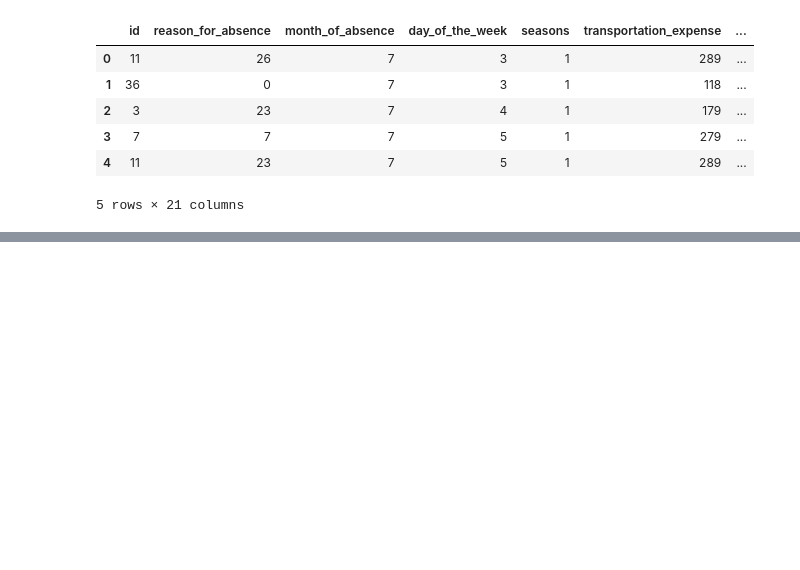
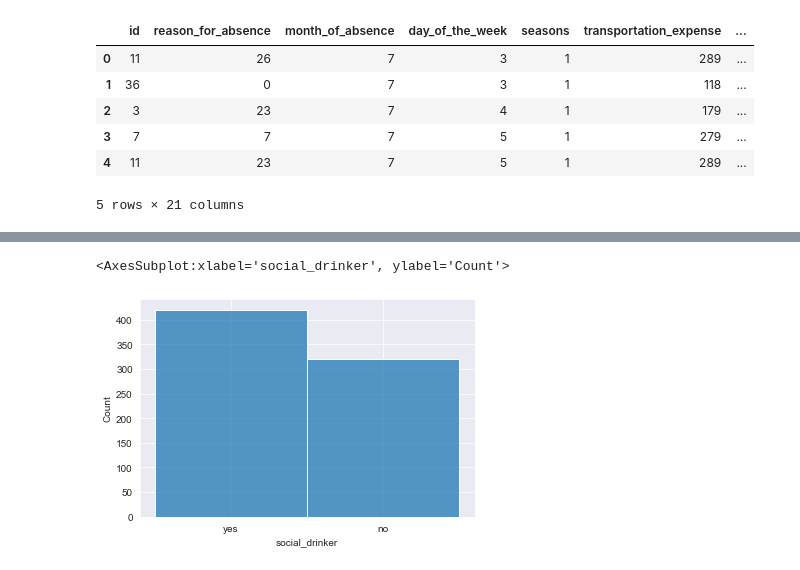
Before and after one commit to kevinbarry7/python, a Jupyter notebook: absentee.ipynb, the cells around one changed output, grey strips where cells are left out. Drawn from its saved outputs; the diff is of its cells as text; code cells hidden in the pictures; blank space fills up the shorter version.

```diff
--- a/absentee.ipynb
+++ b/absentee.ipynb
@@ -33,0 +107,16 @@ df.head()
+# %%
+type_mapping_day = {2 : 'Monday', 3 : 'Tuesday', 4 : 'Wednesday', 5 : 'Thursday', 6 : 'Friday'}
+df['day_of_the_week'] = df['day_of_the_week'].map(type_mapping_day)
+type_mapping_season = {1: 'Winter', 2: 'Spring', 3: 'Summer', 4: 'Fall'}
+df['seasons'] = df['seasons'].map(type_mapping_season)
+type_mapping_month = {1 : 'January', 2: 'February', 3: 'March', 4: 'April', 5 : 'May', 6: 'June', 7: 'July', 8: 'August',
+                      9: 'September', 10: 'October', 11: 'November', 12: 'December'}
+df['month_of_absence'] = df['month_of_absence'].map(type_mapping_month)
+type_mapping_discipline = {1 : 'yes', 0 : 'no'}
+df['disciplinary_failure'] = df['disciplinary_failure'].map(type_mapping_discipline)
+type_mapping_education = {1 : 'high_school', 2 : 'graduate', 3 : 'postgraduate', 4 : 'master_doctor'}
+df['education'] = df['education'].map(type_mapping_education)
+type_mapping_drinker = {1 : 'yes', 0 : 'no'}
+df['social_drinker'] = df['social_drinker'].map(type_mapping_drinker)
+type_mapping_smoker = {1 : 'yes', 0 : 'no'}
+df['social_smoker'] = df['social_smoker'].map(type_mapping_smoker)
@@ -33,0 +133,5 @@ df.head()
+# %%
+sns.histplot(df.social_drinker)
+# %% [output]
+<AxesSubplot:xlabel='social_drinker', ylabel='Count'>
+[figure, added]
```
Also changed, not shown: parts of 14 cells of this notebook.
